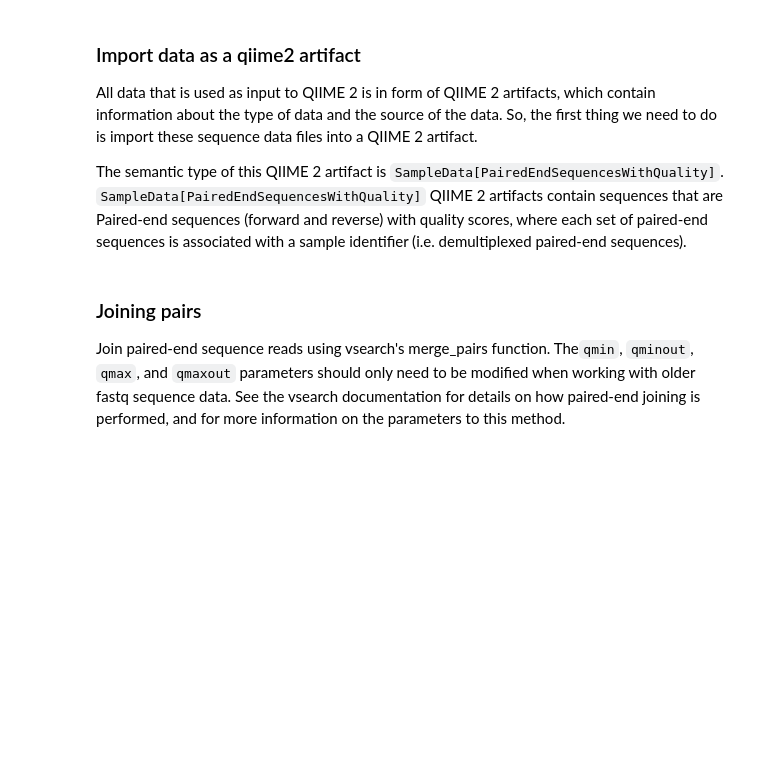
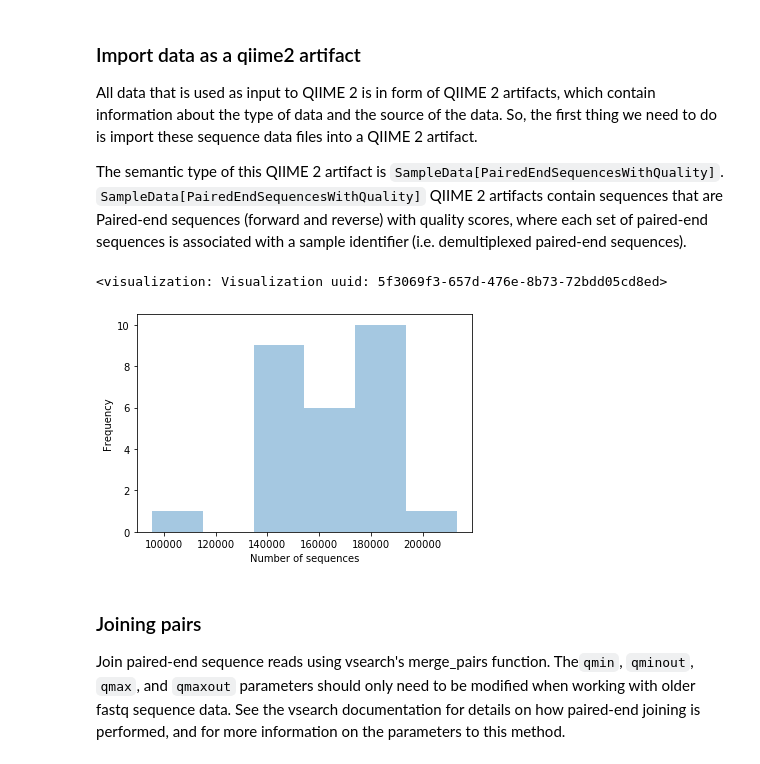
Before and after one commit to katkopera/qiime2, a Jupyter notebook: Rospadek-qiime-pipeline.ipynb, the cells around one changed output. Drawn from its saved outputs; the diff is of its cells as text; code cells hidden in the pictures; blank space fills up the shorter version.

```diff
--- a/Rospadek-qiime-pipeline.ipynb
+++ b/Rospadek-qiime-pipeline.ipynb
@@ -69,6 +72,12 @@ All data that is used as input to QIIME 2 is in form of QIIME 2 artifacts, which
 The semantic type of this QIIME 2 artifact is `SampleData[PairedEndSequencesWithQuality]`. `SampleData[PairedEndSequencesWithQuality]` QIIME 2 artifacts contain sequences that are Paired-end sequences (forward and reverse) with quality scores, where each set of paired-end sequences is associated with a sample identifier (i.e. demultiplexed paired-end sequences).
 # %%
 paired_end_sequences = qiime2.Artifact.import_data('SampleData[PairedEndSequencesWithQuality]', workdir+'/Raw/', view_type='CasavaOneEightSingleLanePerSampleDirFmt')
+# %%
+demux_summary = demux.visualizers.summarize(paired_end_sequences)
+demux_summary.visualization
+# %% [output]
+<visualization: Visualization uuid: 5f3069f3-657d-476e-8b73-72bdd05cd8ed>
+[figure, added]
 # %% [markdown]
 ### Joining pairs
 
```
Also changed, not shown: parts of 13 cells of this notebook, 1 other file.
